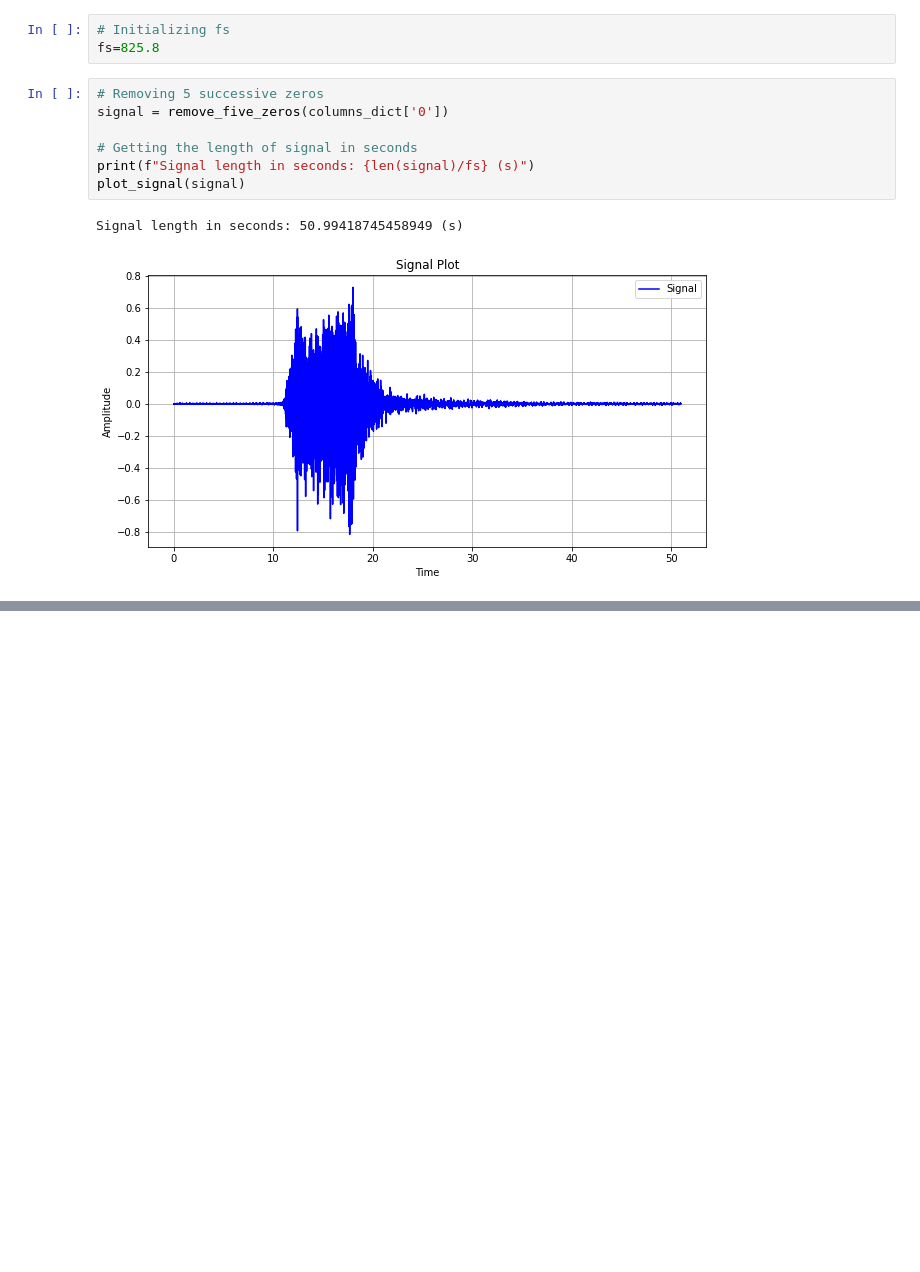
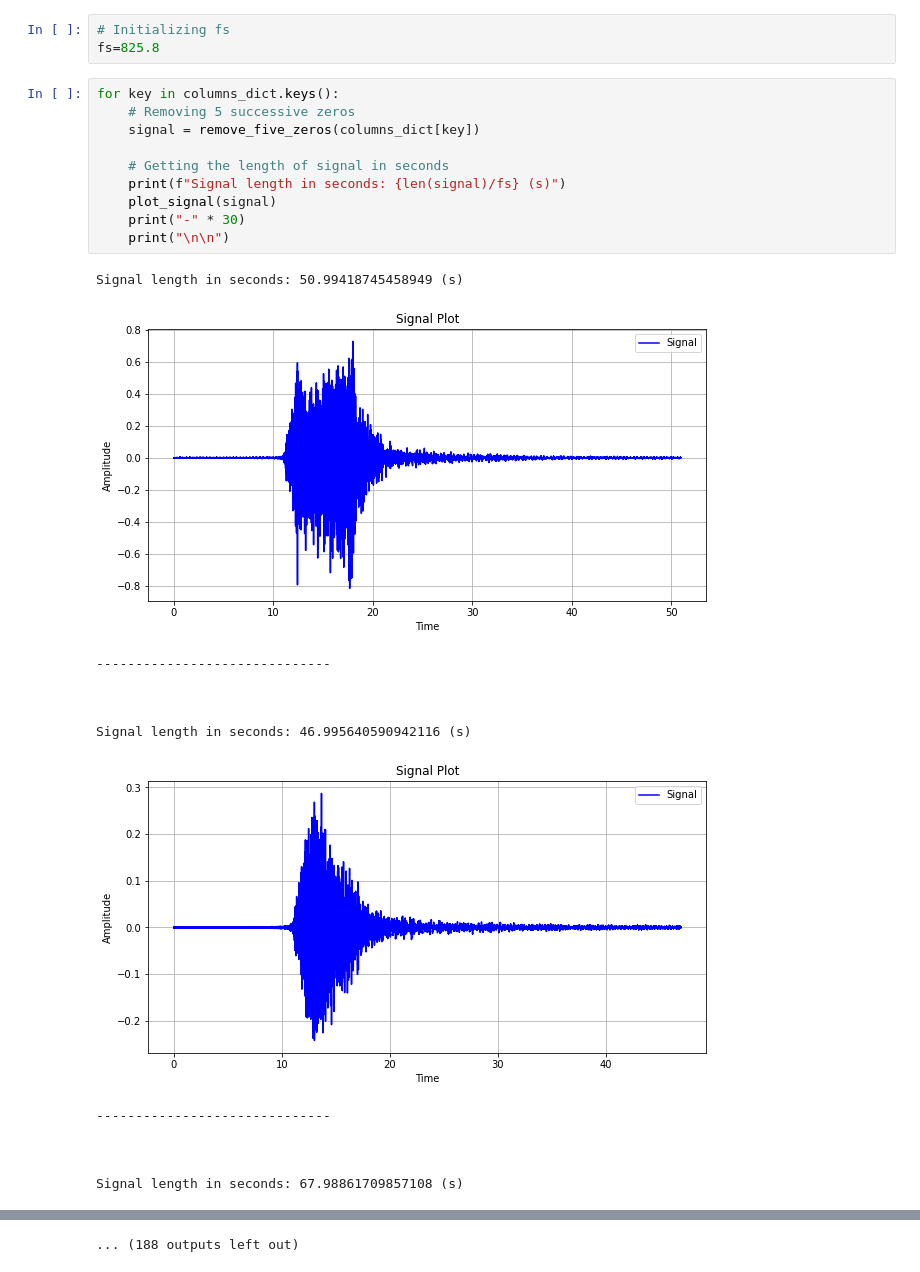
Before and after one commit to AmirhosseinSafari/bridge-failure-detection, a Jupyter notebook: signal_analysis.ipynb, the cells around one changed output, grey strips where cells are left out. Saved outputs shown, nothing was run; the diff lists cells and outputs as text; blank space fills up the shorter version.

Commit message:
Ploted the signals of all columns of a After_reconstruction file, to see the time when train is in or out

```diff
--- a/signal_analysis.ipynb
+++ b/signal_analysis.ipynb
@@ -195,12 +195,26 @@ columns_dict.pop('Unnamed: 0')
 # Initializing fs
 fs=825.8
 # %%
-# Removing 5 successive zeros
-signal = remove_five_zeros(columns_dict['0'])
+for key in columns_dict.keys():
+    # Removing 5 successive zeros
+    signal = remove_five_zeros(columns_dict[key])
 
-# Getting the length of signal in seconds
-print(f"Signal length in seconds: {len(signal)/fs} (s)")
-plot_signal(signal)
+    # Getting the length of signal in seconds
+    print(f"Signal length in seconds: {len(signal)/fs} (s)")
+    plot_signal(signal)
+    print("-" * 30)
+    print("\n\n")
 # %% [output]
 Signal length in seconds: 50.99418745458949 (s)
 [figure]
+------------------------------
+
+
+
+Signal length in seconds: 46.995640590942116 (s)
+[figure, added]
+------------------------------
+
+
+
+Signal length in seconds: 67.98861709857108 (s)
@@ -206,0 +240 @@ Signal length in seconds: 50.99418745458949 (s)
+... (188 outputs left out)
```
Also changed, not shown: parts of 1 cell of this notebook.
